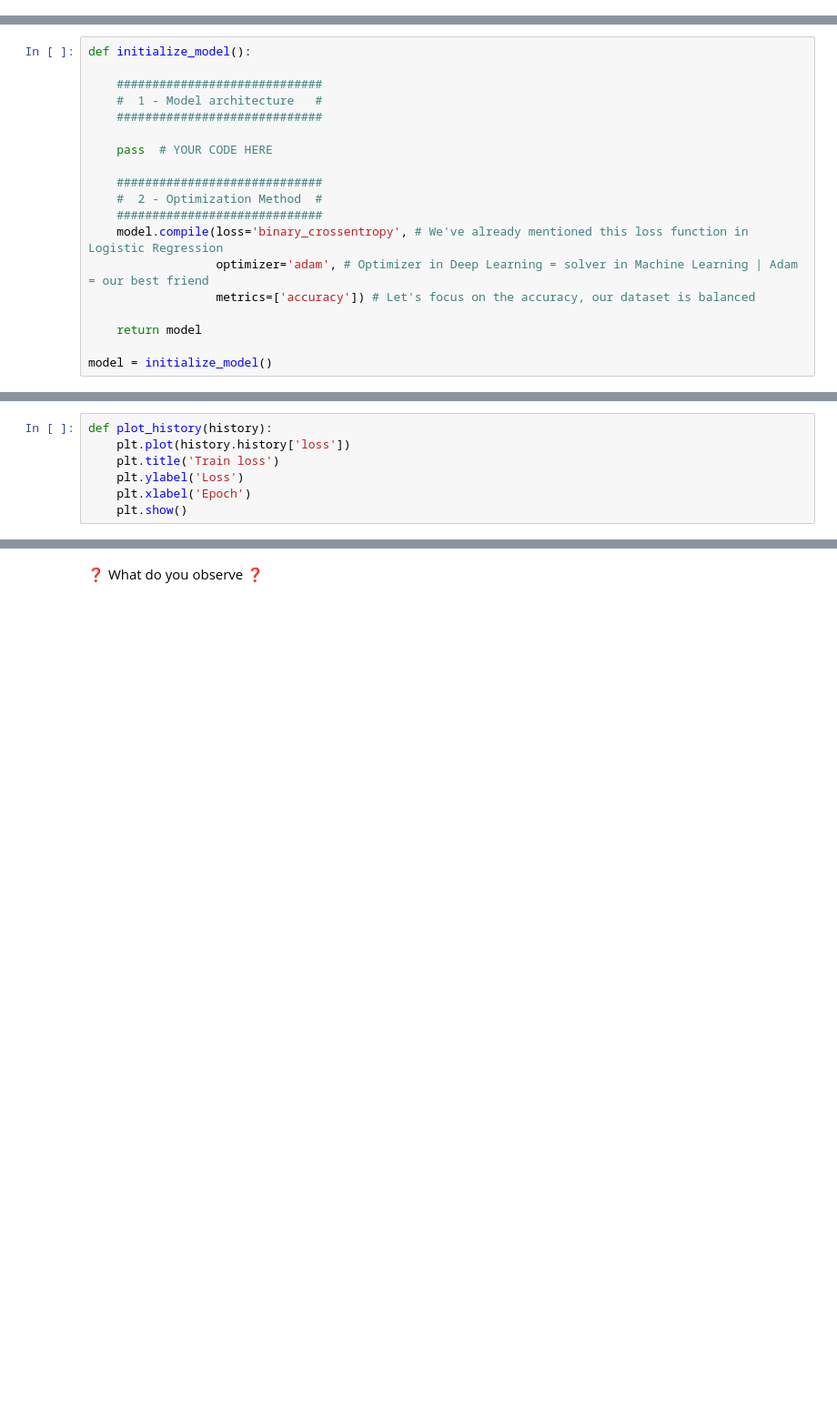
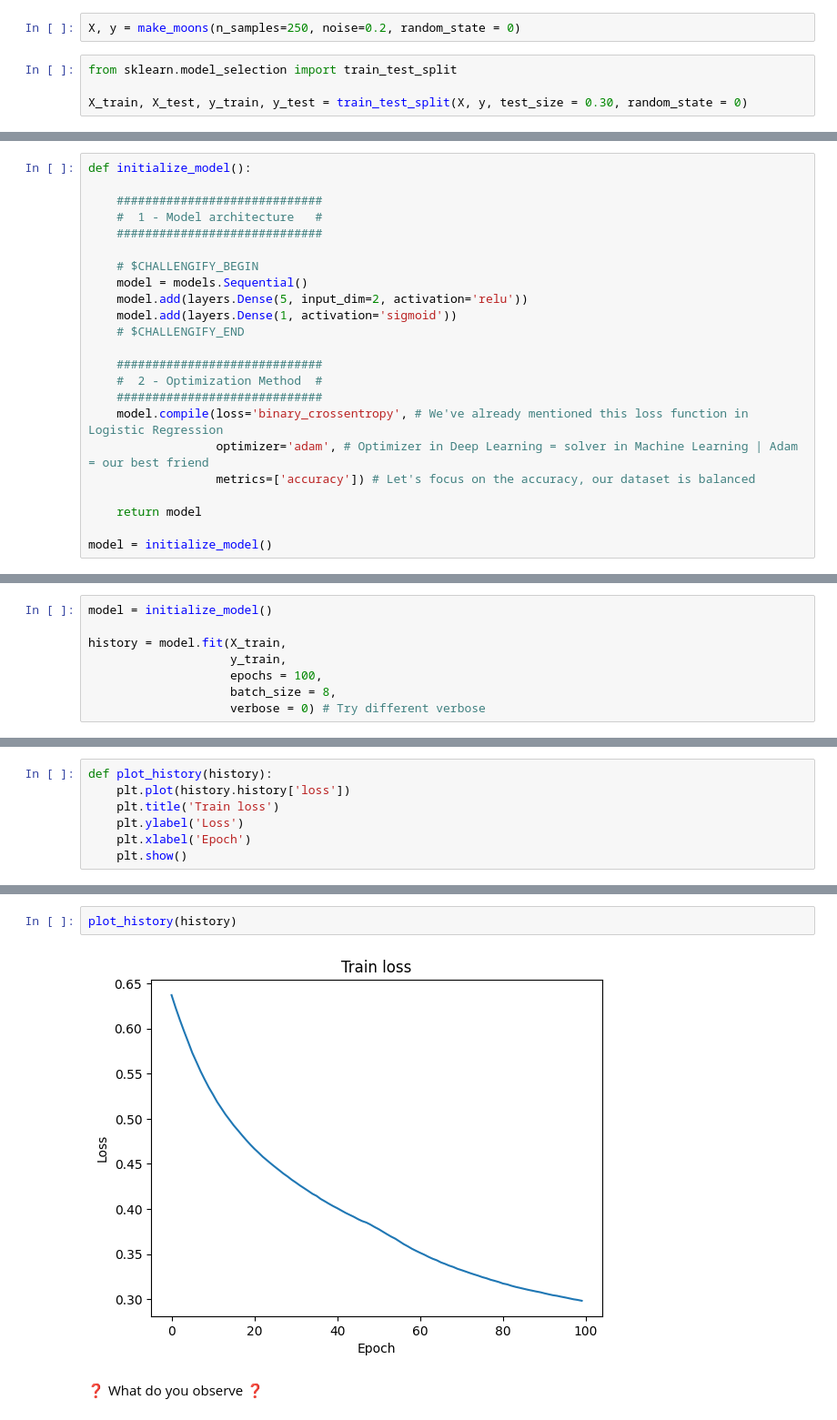
Before and after one commit to sprisajni/data-your-first-neural-network, a Jupyter notebook: your_first_neural_network.ipynb, the cells around one changed output, grey strips where cells are left out. Shown at 91% size. Saved outputs shown, nothing was run; the diff lists cells and outputs as text; blank space fills up the shorter version.

```diff
--- a/your_first_neural_network.ipynb
+++ b/your_first_neural_network.ipynb
@@ -61,0 +107,6 @@ plot_moons(X, y)
+# %%
+X, y = make_moons(n_samples=250, noise=0.2, random_state = 0)
+# %%
+from sklearn.model_selection import train_test_split
+
+X_train, X_test, y_train, y_test = train_test_split(X, y, test_size = 0.30, random_state = 0)
@@ -81,7 +137,11 @@ def initialize_model():
     #  1 - Model architecture   #
     #############################
 
-    pass  # YOUR CODE HERE
+    # $CHALLENGIFY_BEGIN
+    model = models.Sequential()
+    model.add(layers.Dense(5, input_dim=2, activation='relu'))
+    model.add(layers.Dense(1, activation='sigmoid'))
+    # $CHALLENGIFY_END
 
     #############################
     #  2 - Optimization Method  #
@@ -138,0 +211,8 @@ Store the results of the training into a `history` variable. ❓
+# %%
+model = initialize_model()
+
+history = model.fit(X_train,
+                    y_train,
+                    epochs = 100,
+                    batch_size = 8,
+                    verbose = 0) # Try different verbose
@@ -156,2 +274,6 @@ def plot_history(history):
+# %%
+plot_history(history)
+# %% [output]
+[figure, added]
 # %% [markdown]
 ❓ What do you observe ❓
```
Also changed, not shown: parts of 39 cells of this notebook.
